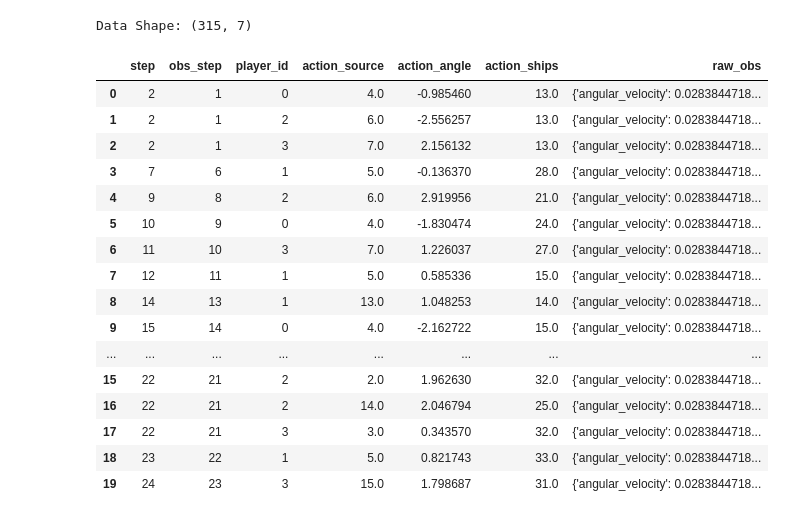
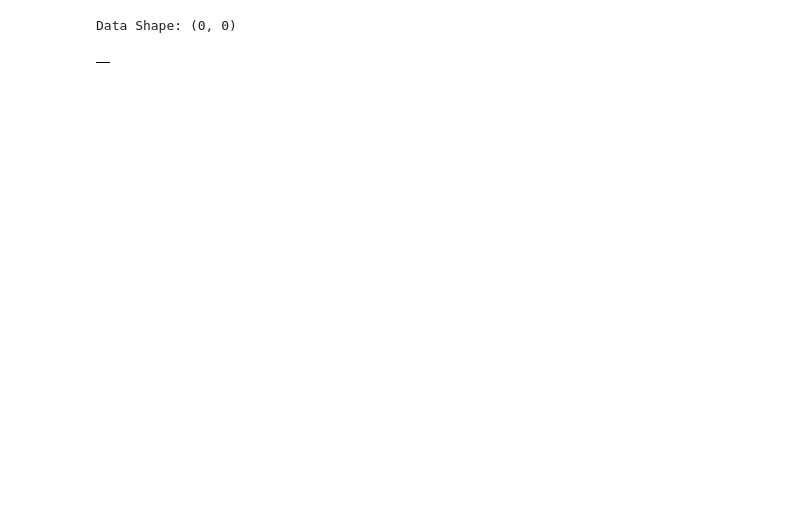
Before and after one commit to Hoangson1506/Orbit-Wars-RL, a Jupyter notebook: gnn_rl/inspect_datasets.ipynb, the cells around one changed output. Saved outputs shown, nothing was run; the diff lists cells and outputs as text; code cells hidden in the pictures; blank space fills up the shorter version.

```diff
--- a/gnn_rl/inspect_datasets.ipynb
+++ b/gnn_rl/inspect_datasets.ipynb
@@ -1,26 +1,10 @@
 # %%
-from datasets import replay_to_dataframe, _normalise_paths
+from datasets import replay_to_dataframe, _normalise_paths, replay_to_filtered_dataframe
 import pandas as pd
-df = replay_to_dataframe("/home/tts26/sonh/Orbit-Wars-RL/gnn_rl/replays/77249937.json")
+df = replay_to_filtered_dataframe("/home/tts26/sonh/Orbit-Wars-RL/gnn_rl/replays/77249937.json", target_player_name="flg")
 
 print(f"Data Shape: {df.shape}")
 df.head(20)
 # %% [output]
-Data Shape: (315, 7)
+Data Shape: (0, 0)
-|  | step | obs_step | player_id | action_source | action_angle | action_ships | raw_obs |
-| 0 | 2 | 1 | 0 | 4.0 | -0.985460 | 13.0 | {'angular_velocity': 0.0283844718... |
-| 1 | 2 | 1 | 2 | 6.0 | -2.556257 | 13.0 | {'angular_velocity': 0.0283844718... |
-| 2 | 2 | 1 | 3 | 7.0 | 2.156132 | 13.0 | {'angular_velocity': 0.0283844718... |
-| 3 | 7 | 6 | 1 | 5.0 | -0.136370 | 28.0 | {'angular_velocity': 0.0283844718... |
-| 4 | 9 | 8 | 2 | 6.0 | 2.919956 | 21.0 | {'angular_velocity': 0.0283844718... |
-| 5 | 10 | 9 | 0 | 4.0 | -1.830474 | 24.0 | {'angular_velocity': 0.0283844718... |
-| 6 | 11 | 10 | 3 | 7.0 | 1.226037 | 27.0 | {'angular_velocity': 0.0283844718... |
-| 7 | 12 | 11 | 1 | 5.0 | 0.585336 | 15.0 | {'angular_velocity': 0.0283844718... |
-| 8 | 14 | 13 | 1 | 13.0 | 1.048253 | 14.0 | {'angular_velocity': 0.0283844718... |
-| 9 | 15 | 14 | 0 | 4.0 | -2.162722 | 15.0 | {'angular_velocity': 0.0283844718... |
-| ... | ... | ... | ... | ... | ... | ... | ... |
-| 15 | 22 | 21 | 2 | 2.0 | 1.962630 | 32.0 | {'angular_velocity': 0.0283844718... |
-| 16 | 22 | 21 | 2 | 14.0 | 2.046794 | 25.0 | {'angular_velocity': 0.0283844718... |
-| 17 | 22 | 21 | 3 | 3.0 | 0.343570 | 32.0 | {'angular_velocity': 0.0283844718... |
-| 18 | 23 | 22 | 1 | 5.0 | 0.821743 | 33.0 | {'angular_velocity': 0.0283844718... |
-| 19 | 24 | 23 | 3 | 15.0 | 1.798687 | 31.0 | {'angular_velocity': 0.0283844718... |
+|  |
```
Also changed, not shown: parts of 3 cells of this notebook, 12 other files.
